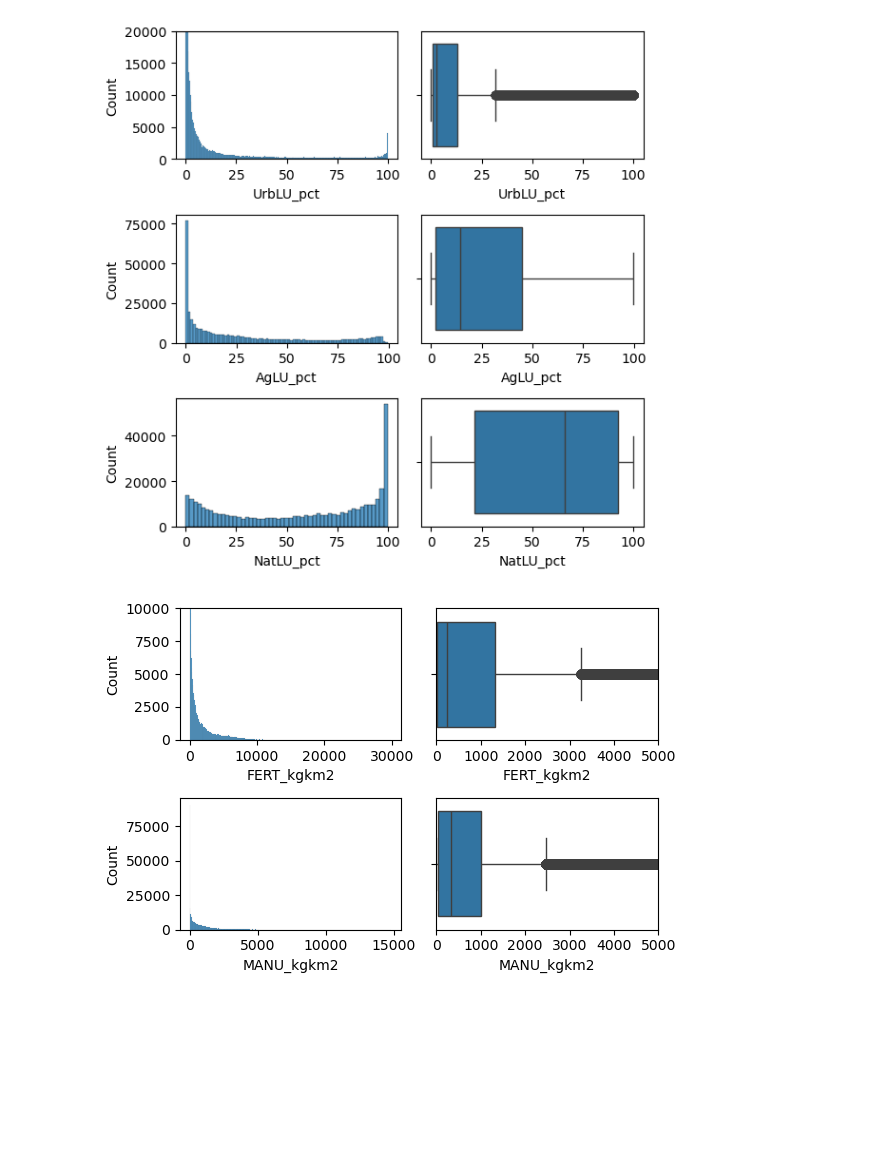
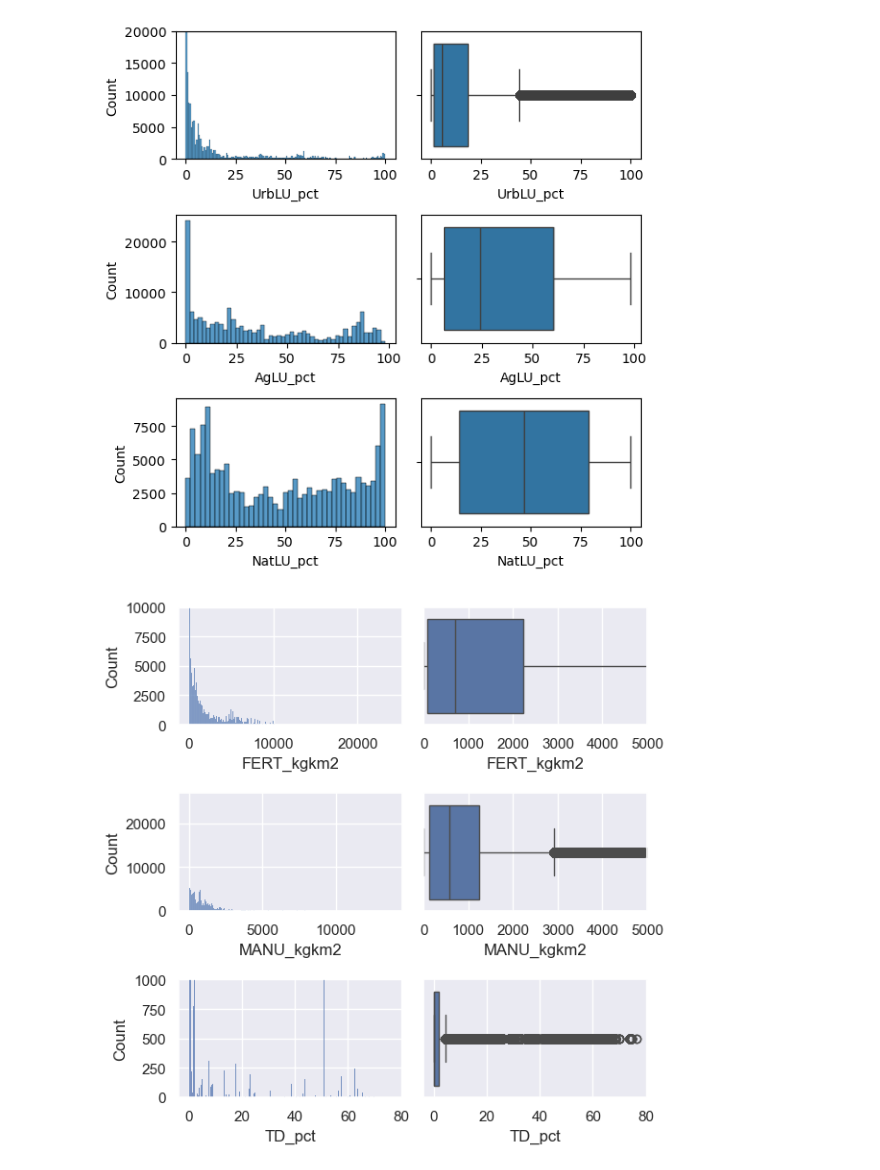
Before and after one commit to danykakbyrnes/DataExplorationWorkshop, a Jupyter notebook: CODE/ANA_dataExploration.ipynb, the cells around one changed output. Saved outputs shown, nothing was run; the diff lists cells and outputs as text; code cells hidden in the pictures; blank space fills up the shorter version.

```diff
--- a/CODE/ANA_dataExploration.ipynb
+++ b/CODE/ANA_dataExploration.ipynb
@@ -15,6 +18,15 @@ import matplotlib.pyplot as plt
 # %%
 # Set up the filepaths
-outputDataFilepath ='C:/Users/danyk/Work/4_Data_Science/DataExplorationWorkshop/INPUTS/'
+inputDataFilepath ='C:/Users/danyk/Work/4_Data_Science/DataExplorationWorkshop/INPUTS/'
 # %%
-CQ = pd.read_csv(outputDataFilepath+'CQ_Data_20240602.txt', sep=",", dtype={'SITE': str, 'HUC02': str})
-WtshdAtt = pd.read_csv(outputDataFilepath+'WtshdAttributeTable_20240602.txt', sep=",", dtype={'SITE': str, 'HUC02': str})
+# Loading in the concentration, flow, and attribute data.
+CQ = pd.read_csv(inputDataFilepath+'CQ_Data_20240602.txt', sep=",", dtype={'SITE': str, 'HUC02': str})
+WtshdAtt = pd.read_csv(inputDataFilepath+'WtshdAttributeTable_20240602.txt', sep=",", dtype={'SITE': str, 'HUC02': str})
+
+# Adding a Year and month columns
+CQ['YEAR'] = pd.DatetimeIndex(CQ['Date']).year
+CQ['MONTH'] = pd.DatetimeIndex(CQ['Date']).month
+
+# Merging CQ data with their watershe attributes
+CQ_attrib = CQ.merge(WtshdAtt, on=['SITE','YEAR'], how='left')
+CQ_attrib.head()
@@ -70,47 +114,54 @@ plt.tight_layout()
 fig, axs = plt.subplots(3,2, figsize=(6, 6))
 
 ax1 = plt.subplot(3,2,1)
-sns.histplot(data=WtshdAtt, x="UrbLU_pct", ax=ax1)
+sns.histplot(data=CQ_attrib, x="UrbLU_pct", ax=ax1)
 ax1.set_ylim(0,20000)
 
 
 ax2 = plt.subplot(3,2,2)
-sns.boxplot(x=WtshdAtt['UrbLU_pct'], ax=ax2)
+sns.boxplot(x=CQ_attrib['UrbLU_pct'], ax=ax2)
 
 ax3 = plt.subplot(3,2,3)
-sns.histplot(data=WtshdAtt, x="AgLU_pct", ax=ax3)
+sns.histplot(data=CQ_attrib, x="AgLU_pct", ax=ax3)
 #ax1.set_ylim(0,40000)
 
 ax4 = plt.subplot(3,2,4)
-sns.boxplot(x=WtshdAtt['AgLU_pct'], ax=ax4)
+sns.boxplot(x=CQ_attrib['AgLU_pct'], ax=ax4)
 
 ax5 = plt.subplot(3,2,5)
-sns.histplot(data=WtshdAtt, x="NatLU_pct", ax=ax5)
+sns.histplot(data=CQ_attrib, x="NatLU_pct", ax=ax5)
 #ax1.set_ylim(0,40000)
 
 ax6 = plt.subplot(3,2,6)
-sns.boxplot(x=WtshdAtt['NatLU_pct'], ax=ax6)
+sns.boxplot(x=CQ_attrib['NatLU_pct'], ax=ax6)
 plt.tight_layout()
 # %% [output]
-[figure, old version]
+[figure, new version]
 # %%
-fig, axs = plt.subplots(2,2, figsize=(6, 4))
+fig, axs = plt.subplots(3,2, figsize=(6, 6))
 
-ax1 = plt.subplot(2,2,1)
-sns.histplot(data=WtshdAtt, x="FERT_kgkm2", ax=ax1)
+ax1 = plt.subplot(3,2,1)
+sns.histplot(data=CQ_attrib, x="FERT_kgkm2", ax=ax1)
 ax1.set_ylim(0,10000)
 
-ax2 = plt.subplot(2,2,2)
-sns.boxplot(x=WtshdAtt['FERT_kgkm2'], ax=ax2)
+ax2 = plt.subplot(3,2,2)
+sns.boxplot(x=CQ_attrib['FERT_kgkm2'], ax=ax2)
 ax2.set_xlim(0,5000)
 
-ax3 = plt.subplot(2,2,3)
-sns.histplot(data=WtshdAtt, x="MANU_kgkm2", ax=ax3)
+ax3 = plt.subplot(3,2,3)
+sns.histplot(data=CQ_attrib, x="MANU_kgkm2", ax=ax3)
 ax4.set_ylim(0,5000)
 
-ax4 = plt.subplot(2,2,4)
-sns.boxplot(x=WtshdAtt['MANU_kgkm2'], ax=ax4)
+ax4 = plt.subplot(3,2,4)
+sns.boxplot(x=CQ_attrib['MANU_kgkm2'], ax=ax4)
 ax4.set_xlim(0,5000)
+
+ax5 = plt.subplot(3,2,5)
+sns.histplot(data=CQ_attrib, x="TD_pct", ax=ax5)
+ax5.set_ylim(0,1000)
+
+ax6 = plt.subplot(3,2,6)
+sns.boxplot(x=CQ_attrib['TD_pct'], ax=ax6)
 plt.tight_layout()
 # %% [output]
-[figure, old version]
+[figure, new version]
```
Also changed, not shown: parts of 20 cells of this notebook, 1 other file.
